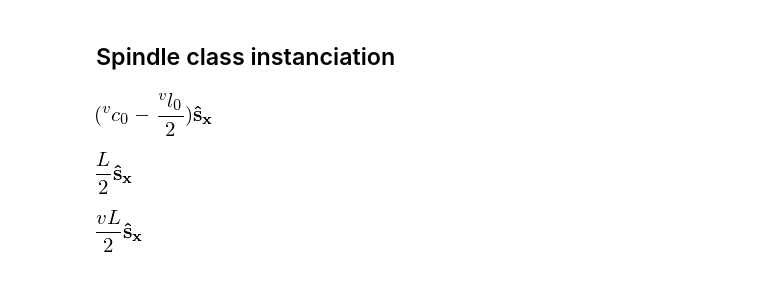
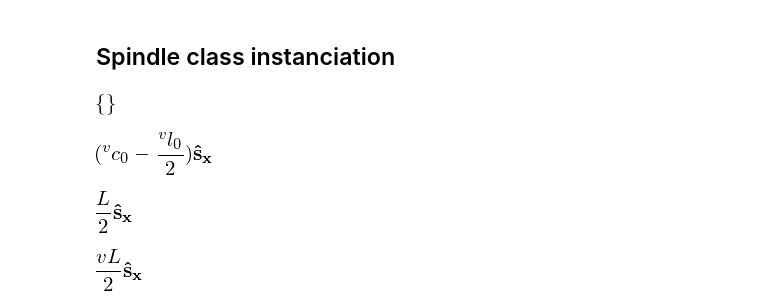
Before and after one commit to glyg/notebooks, a Jupyter notebook: kt_sim/3D spindle.ipynb, the cells around one changed output. Cells and saved outputs as stored; diff of their text form; code cells hidden in the pictures; blank space fills up the shorter version.

```diff
--- a/kt_sim/3D spindle.ipynb
+++ b/kt_sim/3D spindle.ipynb
@@ -45,3 +77,7 @@ V_mz
 ## Spindle class instanciation
 # %%
 spindle = SympySpindle('1D_1_1', N=3, Mk=3)
+# %%
+spindle.chromosomes[0].centromeres
+# %% [output]
+[figure, added]
```
Also changed, not shown: parts of 8 cells of this notebook, 2 other files.
